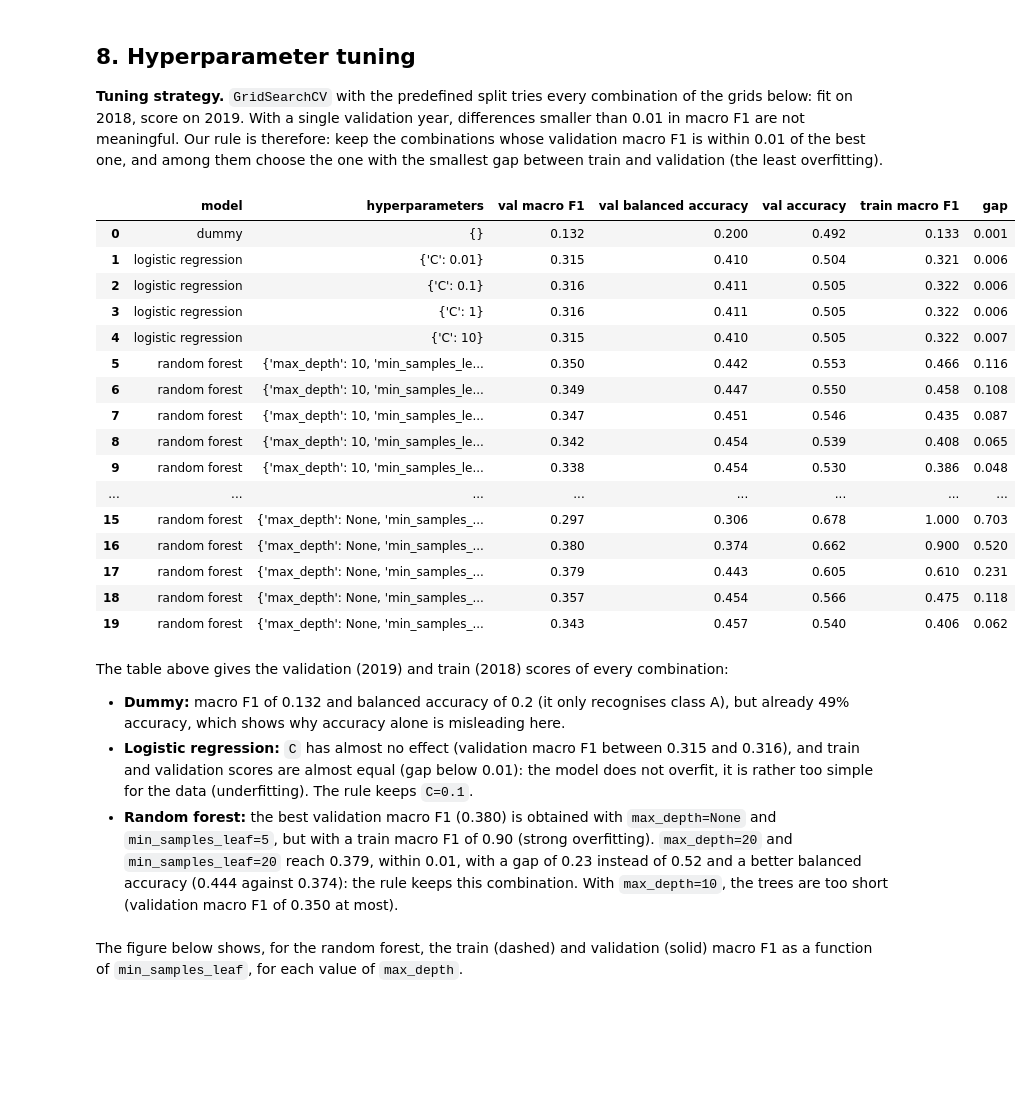
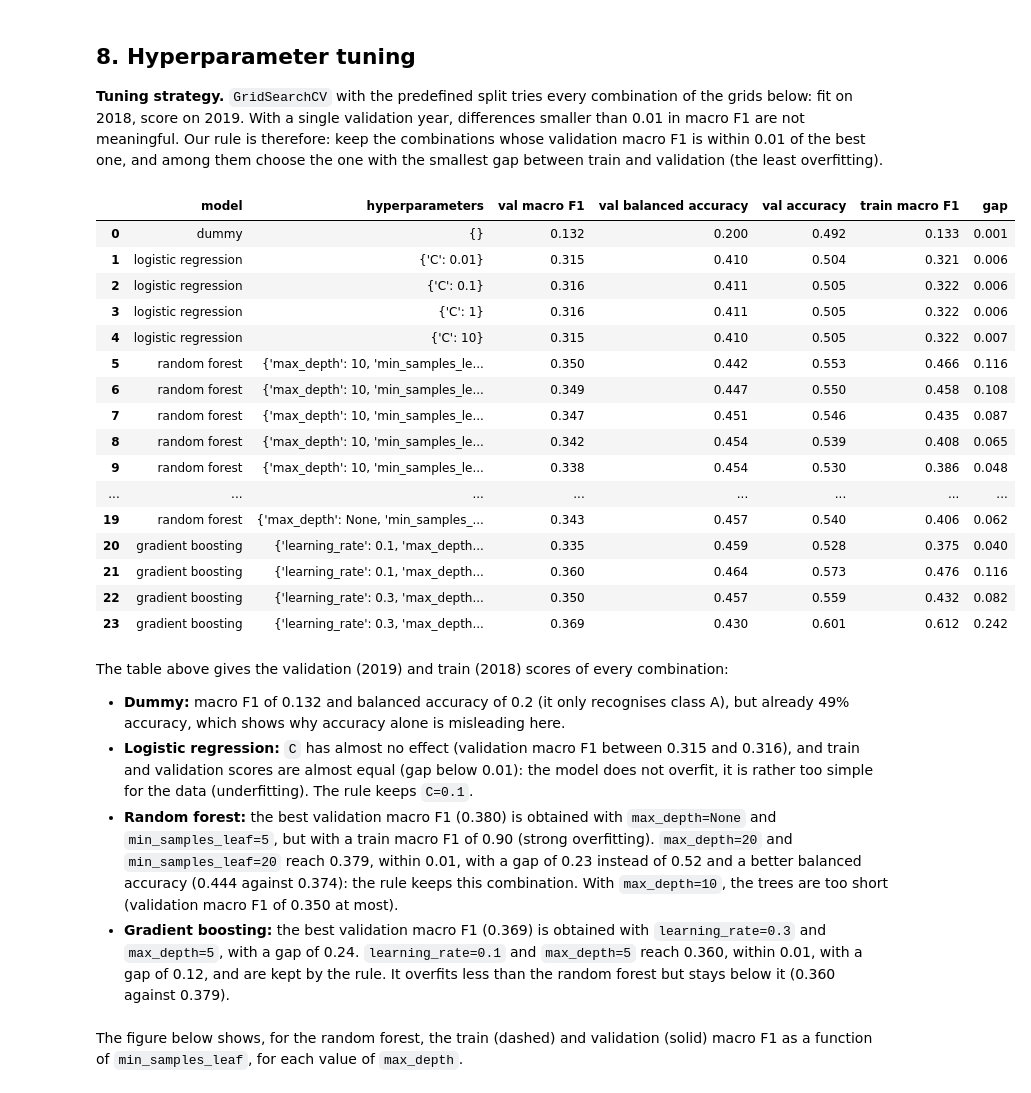
Before and after one commit to SadPeanut/MachineLearningProject, a Jupyter notebook: milestone2.ipynb, the cells around one changed output. Saved outputs shown, nothing was run; the diff lists cells and outputs as text; code cells hidden in the pictures; blank space fills up the shorter version.

```diff
--- a/milestone2.ipynb
+++ b/milestone2.ipynb
@@ -295,12 +302,6 @@ These redundancies can make a linear model unstable, so we may use regularisatio
 These steps are put in a scikit-learn pipeline with the model, so they are always fitted on the training data only.
 # %%
 def pipeline(model, num_features=NUM_FEATURES):
-    """Returns an unfitted pipeline "preprocessing + model".
-
-    Numerical variables (num_features): median imputation, then standardisation.
-    Categorical variables (CAT_FEATURES): one-hot encoding (an unknown category gives only zeros).
-    Medians, means, standard deviations and categories are learnt during .fit(), on the training data only.
-    """
     prep = ColumnTransformer([("num", make_pipeline(SimpleImputer(strategy="median"), StandardScaler()), num_features),
                               ("cat", OneHotEncoder(handle_unknown="ignore"), CAT_FEATURES)])
     return make_pipeline(prep, model)
@@ -362,8 +364,16 @@ models = {
     "random forest": (RandomForestClassifier(n_estimators=200, class_weight="balanced", n_jobs=-1, random_state=42),
                       {"randomforestclassifier__max_depth": [10, 20, None],
                        "randomforestclassifier__min_samples_leaf": [1, 5, 20, 50, 100]}),
+    "gradient boosting": (GradientBoostingClassifier(n_estimators=100, random_state=42),
+                          {"gradientboostingclassifier__learning_rate": [0.1, 0.3],
+                           "gradientboostingclassifier__max_depth": [3, 5]}),
 }
 scoring = {"macro F1": "f1_macro", "balanced accuracy": "balanced_accuracy", "accuracy": "accuracy"}
+
+
+def fit_params(name, y_fit):
+    """Gradient boosting has no class_weight option: the balanced class weights are given as sample weights."""
+    return {"gradientboostingclassifier__sample_weight": compute_sample_weight("balanced", y_fit)} if name == "gradient boosting" else {}
 
 
 def tune(y_trval, scoring):
@@ -374,45 +384,46 @@ def tune(y_trval, scoring):
     """
     main = next(iter(scoring))
     rows = []
     for name, (model, grid) in models.items():
-        res = GridSearchCV(pipeline(model), grid, cv=split, scoring=scoring, refit=False, return_train_score=True).fit(X_trval, y_trval).cv_results_
+        res = GridSearchCV(pipeline(model), grid, cv=split, scoring=scoring, refit=False, return_train_score=True).fit(X_trval, y_trval, **fit_params(name, y_trval)).cv_results_
         for i, params in enumerate(res["params"]):
             rows.append({"model": name, "hyperparameters": {k.split("__")[1]: v for k, v in params.items()},
                          **{f"val {m}": res[f"mean_test_{m}"][i] for m in scoring},
                          f"train {main}": res[f"mean_train_{main}"][i]})
     results = pd.DataFrame(rows)
     results["gap"] = results[f"train {main}"] - results[f"val {main}"]
     near_best = results[f"val {main}"] >= results.groupby("model")[f"val {main}"].transform("max") - 0.01
     chosen = results[near_best].sort_values("gap").groupby("model").head(1).set_index("model")
     return results, chosen
 
 
 results, chosen = tune(y_trval, scoring)
 results.round(3)
 # %% [output]
 |  | model | hyperparameters | val macro F1 | val balanced accuracy | val accuracy | train macro F1 | gap |
 | 0 | dummy | {} | 0.132 | 0.200 | 0.492 | 0.133 | 0.001 |
 | 1 | logistic regression | {'C': 0.01} | 0.315 | 0.410 | 0.504 | 0.321 | 0.006 |
 | 2 | logistic regression | {'C': 0.1} | 0.316 | 0.411 | 0.505 | 0.322 | 0.006 |
 | 3 | logistic regression | {'C': 1} | 0.316 | 0.411 | 0.505 | 0.322 | 0.006 |
 | 4 | logistic regression | {'C': 10} | 0.315 | 0.410 | 0.505 | 0.322 | 0.007 |
 | 5 | random forest | {'max_depth': 10, 'min_samples_le... | 0.350 | 0.442 | 0.553 | 0.466 | 0.116 |
 | 6 | random forest | {'max_depth': 10, 'min_samples_le... | 0.349 | 0.447 | 0.550 | 0.458 | 0.108 |
 | 7 | random forest | {'max_depth': 10, 'min_samples_le... | 0.347 | 0.451 | 0.546 | 0.435 | 0.087 |
 | 8 | random forest | {'max_depth': 10, 'min_samples_le... | 0.342 | 0.454 | 0.539 | 0.408 | 0.065 |
 | 9 | random forest | {'max_depth': 10, 'min_samples_le... | 0.338 | 0.454 | 0.530 | 0.386 | 0.048 |
 | ... | ... | ... | ... | ... | ... | ... | ... |
-| 15 | random forest | {'max_depth': None, 'min_samples_... | 0.297 | 0.306 | 0.678 | 1.000 | 0.703 |
-| 16 | random forest | {'max_depth': None, 'min_samples_... | 0.380 | 0.374 | 0.662 | 0.900 | 0.520 |
-| 17 | random forest | {'max_depth': None, 'min_samples_... | 0.379 | 0.443 | 0.605 | 0.610 | 0.231 |
-| 18 | random forest | {'max_depth': None, 'min_samples_... | 0.357 | 0.454 | 0.566 | 0.475 | 0.118 |
 | 19 | random forest | {'max_depth': None, 'min_samples_... | 0.343 | 0.457 | 0.540 | 0.406 | 0.062 |
+| 20 | gradient boosting | {'learning_rate': 0.1, 'max_depth... | 0.335 | 0.459 | 0.528 | 0.375 | 0.040 |
+| 21 | gradient boosting | {'learning_rate': 0.1, 'max_depth... | 0.360 | 0.464 | 0.573 | 0.476 | 0.116 |
+| 22 | gradient boosting | {'learning_rate': 0.3, 'max_depth... | 0.350 | 0.457 | 0.559 | 0.432 | 0.082 |
+| 23 | gradient boosting | {'learning_rate': 0.3, 'max_depth... | 0.369 | 0.430 | 0.601 | 0.612 | 0.242 |
 # %% [markdown]
 The table above gives the validation (2019) and train (2018) scores of every combination:
 
 * **Dummy:** macro F1 of 0.132 and balanced accuracy of 0.2 (it only recognises class A), but already 49% accuracy, which shows why accuracy alone is misleading here.
 * **Logistic regression:** `C` has almost no effect (validation macro F1 between 0.315 and 0.316), and train and validation scores are almost equal (gap below 0.01): the model does not overfit, it is rather too simple for the data (underfitting). The rule keeps `C=0.1`.
 * **Random forest:** the best validation macro F1 (0.380) is obtained with `max_depth=None` and `min_samples_leaf=5`, but with a train macro F1 of 0.90 (strong overfitting). `max_depth=20` and `min_samples_leaf=20` reach 0.379, within 0.01, with a gap of 0.23 instead of 0.52 and a better balanced accuracy (0.444 against 0.374): the rule keeps this combination. With `max_depth=10`, the trees are too short (validation macro F1 of 0.350 at most).
+* **Gradient boosting:** the best validation macro F1 (0.369) is obtained with `learning_rate=0.3` and `max_depth=5`, with a gap of 0.24. `learning_rate=0.1` and `max_depth=5` reach 0.360, within 0.01, with a gap of 0.12, and are kept by the rule. It overfits less than the random forest but stays below it (0.360 against 0.379).
 # %% [markdown]
 The figure below shows, for the random forest, the train (dashed) and validation (solid) macro F1 as a function of `min_samples_leaf`, for each value of `max_depth`.
 # %%
```
Also changed, not shown: parts of 23 cells of this notebook.
